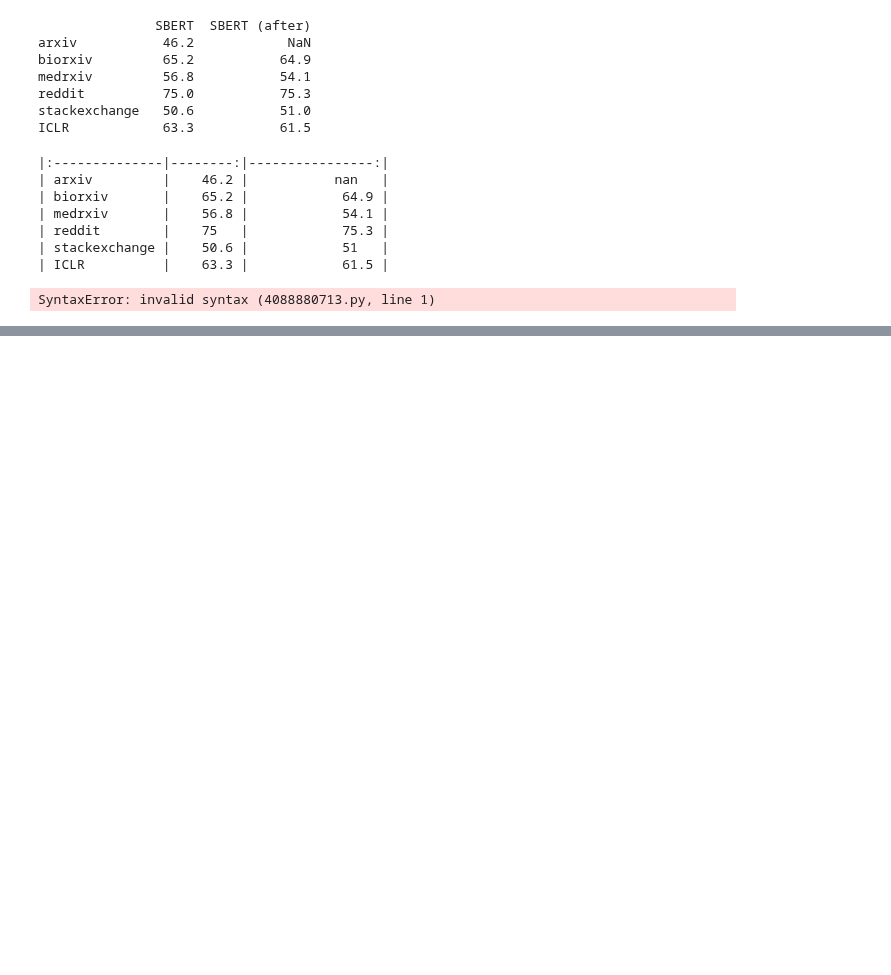
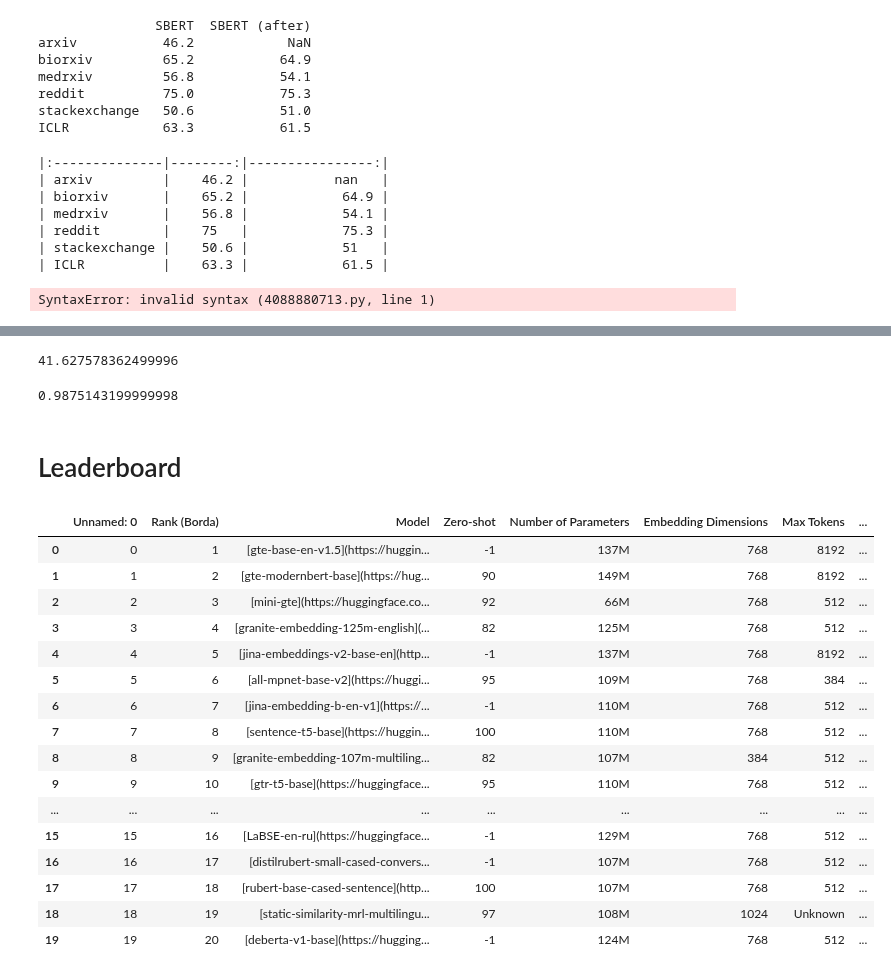
Before and after one commit to berenslab/text-embed-augm, a Jupyter notebook: scripts/updated_dataset/print-results.ipynb, the cells around one changed output, grey strips where cells are left out. Cells and saved outputs as stored; diff of their text form; code cells hidden in the pictures; blank space fills up the shorter version.

```diff
--- a/scripts/updated_dataset/print-results.ipynb
+++ b/scripts/updated_dataset/print-results.ipynb
@@ -2891,0 +3406,40 @@ SyntaxError: invalid syntax (4088880713.py, line 1)
+# %%
+# samples	# classes	Mean length	Std length
+(
+    (732723 * 1010)
+    + (53787 * 1664)
+    + (17647 * 1985)
+    + (459399 * 728)
+    + (75000 * 1091)
+) / 4 * 0.00013 / 1000
+# %% [output]
+41.627578362499996
+# %%
+# SANITY CHECK
+(24347 * 1248) / 4 * 0.00013 / 1000
+# %% [output]
+0.9875143199999998
+# %% [markdown]
+# Leaderboard
+# %%
+mteb_leaderboard = pd.read_csv(data_path / "mteb_leaderboard_v1_fixed.csv")
+# %%
+mteb_leaderboard
+# %% [output]
+|  | Unnamed: 0 | Rank (Borda) | Model | Zero-shot | Number of Parameters | Embedding Dimensions | Max Tokens | ... |
+| 0 | 0 | 1 | [gte-base-en-v1.5](https://huggin... | -1 | 137M | 768 | 8192 | ... |
+| 1 | 1 | 2 | [gte-modernbert-base](https://hug... | 90 | 149M | 768 | 8192 | ... |
+| 2 | 2 | 3 | [mini-gte](https://huggingface.co... | 92 | 66M | 768 | 512 | ... |
+| 3 | 3 | 4 | [granite-embedding-125m-english](... | 82 | 125M | 768 | 512 | ... |
+| 4 | 4 | 5 | [jina-embeddings-v2-base-en](http... | -1 | 137M | 768 | 8192 | ... |
+| 5 | 5 | 6 | [all-mpnet-base-v2](https://huggi... | 95 | 109M | 768 | 384 | ... |
+| 6 | 6 | 7 | [jina-embedding-b-en-v1](https://... | -1 | 110M | 768 | 512 | ... |
+| 7 | 7 | 8 | [sentence-t5-base](https://huggin... | 100 | 110M | 768 | 512 | ... |
+| 8 | 8 | 9 | [granite-embedding-107m-multiling... | 82 | 107M | 384 | 512 | ... |
+| 9 | 9 | 10 | [gtr-t5-base](https://huggingface... | 95 | 110M | 768 | 512 | ... |
+| ... | ... | ... | ... | ... | ... | ... | ... | ... |
+| 15 | 15 | 16 | [LaBSE-en-ru](https://huggingface... | -1 | 129M | 768 | 512 | ... |
+| 16 | 16 | 17 | [distilrubert-small-cased-convers... | -1 | 107M | 768 | 512 | ... |
+| 17 | 17 | 18 | [rubert-base-cased-sentence](http... | 100 | 107M | 768 | 512 | ... |
+| 18 | 18 | 19 | [static-similarity-mrl-multilingu... | 97 | 108M | 1024 | Unknown | ... |
+| 19 | 19 | 20 | [deberta-v1-base](https://hugging... | -1 | 124M | 768 | 512 | ... |
```
Also changed, not shown: parts of 76 cells of this notebook, 2 other files.
